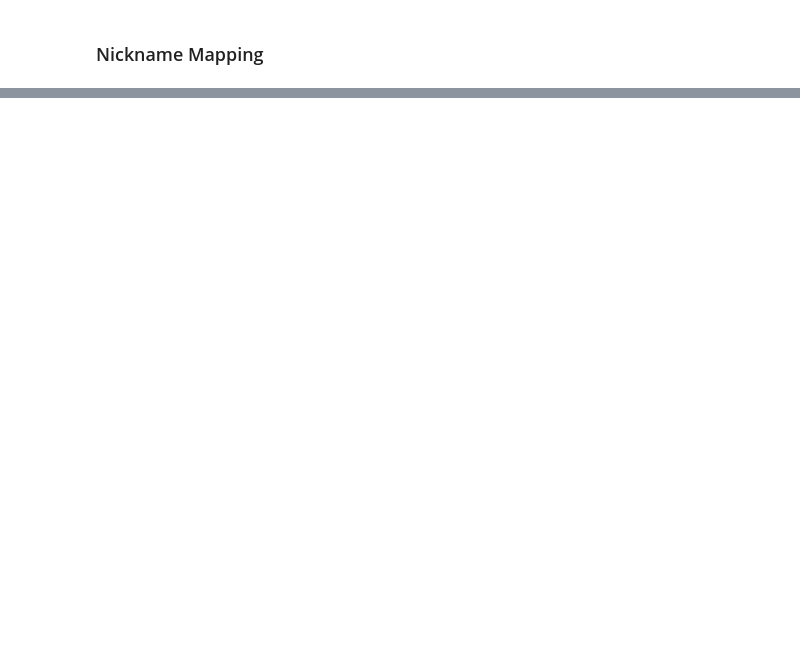
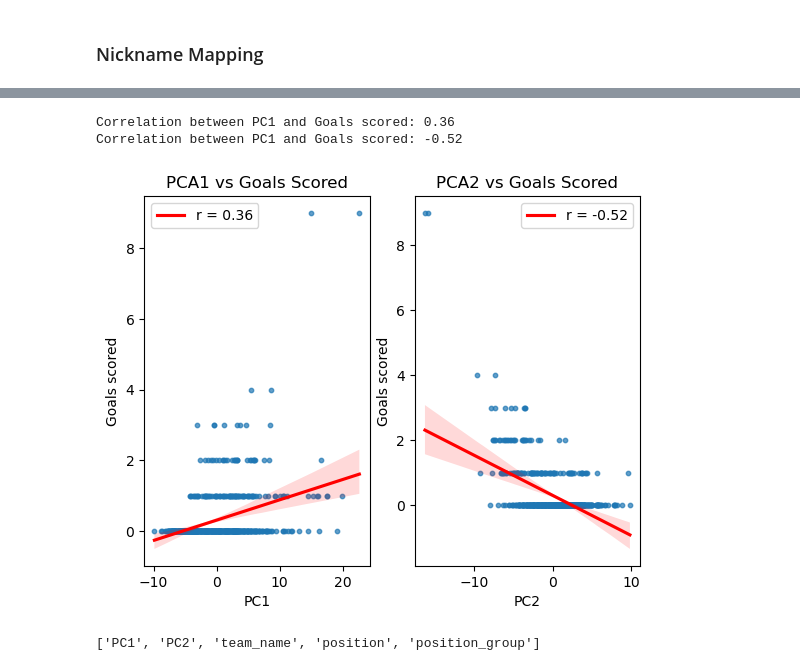
Before and after one commit to LukeRDuob/Extra-Projects, a Jupyter notebook: src/General_visualisations/players.ipynb, the cells around one changed output, grey strips where cells are left out. Drawn from its saved outputs; the diff is of its cells as text; code cells hidden in the pictures; blank space fills up the shorter version.

```diff
--- a/src/General_visualisations/players.ipynb
+++ b/src/General_visualisations/players.ipynb
@@ -344,0 +790,63 @@ Loading existing mapping from Data_processing\name_mappings\spain_mapping.csv
+# %%
+# Compute the correlation between PC1 and Goals scored
+correlation_goals1 = player_pca_df["PC1"].corr(player_feature_matrix["shots_Goal"])
+print(f"Correlation between PC1 and Goals scored: {correlation_goals1:.2f}")
+
+# Plot PCA1 vs Goals scored for each player
+fig, (ax, ax2) = plt.subplots(1,2)
+ax.scatter(
+    player_pca_df["PC1"],
+    player_feature_matrix["shots_Goal"],
+    alpha=0.7,
+    s=10
+)
+# Plot a linear regression line
+sns.regplot(
+    ax=ax,
+    x=player_pca_df["PC1"],
+    y=player_feature_matrix["shots_Goal"],
+    scatter=False,
+    color="red",
+    line_kws={"label": f"y={correlation_goals1:.2f}x + b"},
+    label=f"r = {correlation_goals1:.2f}"
+)
+
+# Compute the correlation between PC1 and Goals scored
+correlation_goals2 = player_pca_df["PC2"].corr(player_feature_matrix["shots_Goal"])
+print(f"Correlation between PC1 and Goals scored: {correlation_goals2:.2f}")
+ax2.scatter(
+    player_pca_df["PC2"],
+    player_feature_matrix["shots_Goal"],
+    alpha=0.7,
+    s=10
+)
+# Plot a linear regression line
+sns.regplot(
+    ax=ax2,
+    x=player_pca_df["PC2"],
+    y=player_feature_matrix["shots_Goal"],
+    scatter=False,
+    color="red",
+    line_kws={"label": f"y={correlation_goals2:.2f}x + b"},
+    label=f"r = {correlation_goals2:.2f}"
+)
+ax.legend()
+ax.set_ylabel("PC1")
+ax.set_ylabel("Goals scored")
+ax.set_title("PCA1 vs Goals Scored")
+ax2.legend()
+ax2.set_ylabel("PC2")
+ax2.set_ylabel("Goals scored")
+ax2.set_title("PCA2 vs Goals Scored")
+plt.show()
+# %% [output]
+Correlation between PC1 and Goals scored: 0.36
+Correlation between PC1 and Goals scored: -0.52
+[figure, added]
+# %%
+# Sort players by the number of goals they scored in the competition
+print(player_pca_df.columns.to_list())
+# player_feature_matrix = player_feature_matrix.sort_values(by="Goal", ascending=False)
+# print(player_feature_matrix[["player_name", "Goal"]].head(10))
+# %% [output]
+['PC1', 'PC2', 'team_name', 'position', 'position_group']
```
Also changed, not shown: parts of 19 cells of this notebook, 6 other files.
